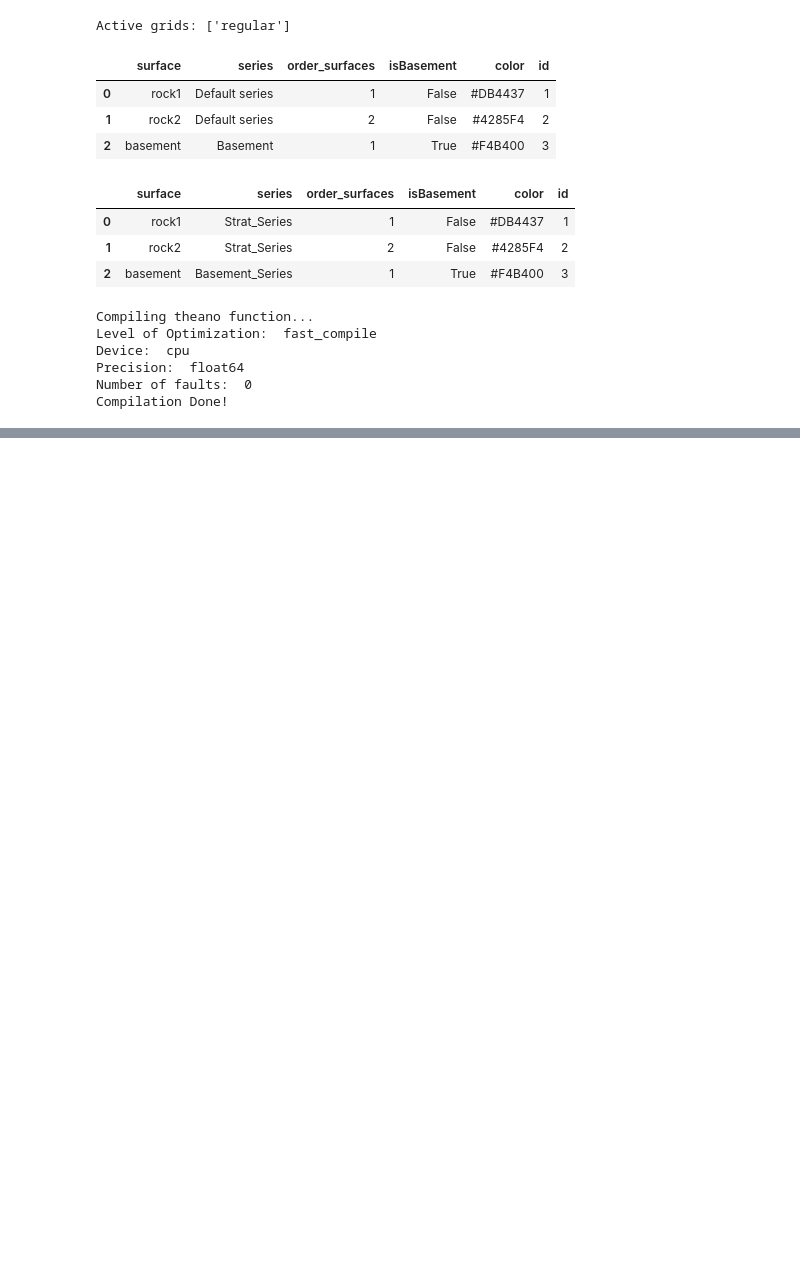
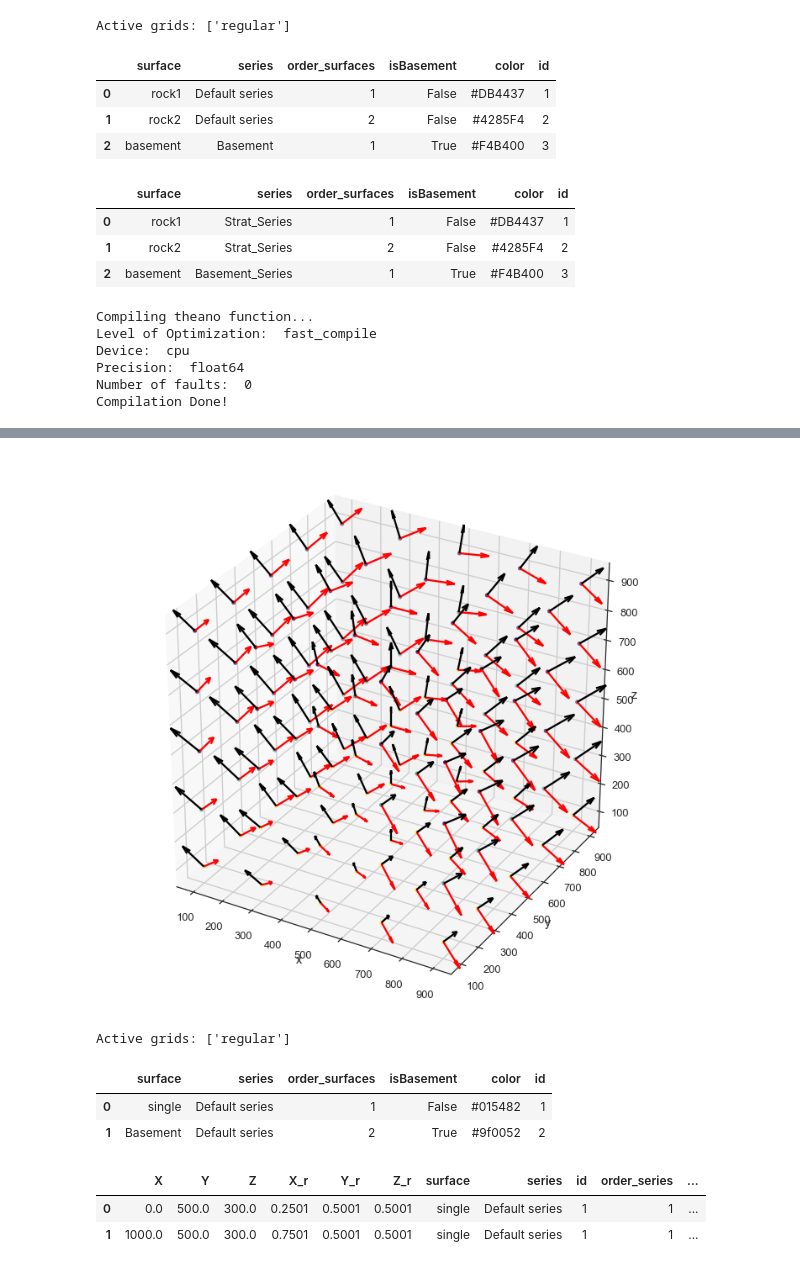
Before and after one commit to rubensdmp/gempy, a Jupyter notebook: notebooks/experimental/kriging_examples/Distances tests.ipynb, the cells around one changed output, grey strips where cells are left out. Cells and saved outputs as stored; diff of their text form; code cells hidden in the pictures; blank space fills up the shorter version.

Commit message:
- testing notebooks for alternative distance approaches

```diff
--- a/notebooks/experimental/kriging_examples/Distances tests.ipynb
+++ b/notebooks/experimental/kriging_examples/Distances tests.ipynb
@@ -214,0 +159,17 @@ ax.plot_surface(X, Y, gy)
+# %%
+# x axis rotation (around y axis)
+vectors = np.array([gx.reshape(int(res[0]**3)),gy.reshape(int(res[0]**3)),gz.reshape(int(res[0]**3))])
+vectors = np.swapaxes(vectors, 0, 1)
+
+rot_vectors_x = np.zeros(vectors.shape)
+
+for i in range(len(vectors)):
+    #print(vectors[i])
+    vec, axis, theta = (vectors[i]), [0,1,0], np.pi/2
+    M0 = M(axis, theta)
+    rot_vectors_x[i]=np.dot(M0,vec)
+
+#print(rot_vectors_x)
+gx_x = rot_vectors_x[:,0].reshape(res)
+gy_x = rot_vectors_x[:,1].reshape(res)
+gz_x = rot_vectors_x[:,2].reshape(res)
@@ -214,0 +198,40 @@ ax.plot_surface(X, Y, gy)
+# %%
+#%matplotlib notebook
+%matplotlib inline
+
+# This somehow works for the x direction, but more clear way wath propper vector rotation should be nicer
+fig = plt.figure(figsize=(12,12))
+ax = fig.gca(projection='3d')
+ax.scatter(sol.grid.regular_grid.values[:,0], sol.grid.regular_grid.values[:,1],sol.grid.regular_grid.values[:,2], c=sol.lith_block, cmap='viridis')
+
+# switch to naming convention, scale
+factor=500
+
+u=gx*factor
+v=gy*factor
+w=gz*factor
+
+u_x=gx_x*factor
+v_x=gy_x*factor
+w_x=gz_x*factor
+
+u_y=gx_y*factor
+v_y=gy_y*factor
+w_y=gz_y*factor
+
+ax.set_xlabel('x')
+ax.set_ylabel('y')
+ax.set_zlabel('z')
+
+# plot arrows
+# main(z)
+ax.quiver(X, Y, Z, u, v, w, color='black')
+# x direction
+ax.quiver(X, Y, Z, u_x, v_x, w_x, color='red')
+# y direction
+#ax.quiver(X, Y, Z, u_y, v_y, w_y, color='blue')
+
+plt.show()
+#ax.view_init(90,0)
+# %% [output]
+[figure, added]
@@ -214,0 +244,21 @@ ax.plot_surface(X, Y, gy)
+# %%
+# set resolution, extent and input data
+geo_data2 = gp.create_data([0,1000,0,1000,0,1000],resolution=[10,10,10])
+                        #path_o = os.pardir+"/data/input_data/jan_models/model2b_orientations.csv",
+                        #path_i = os.pardir+"/data/input_data/jan_models/model2b_surface_points.csv")
+# %% [output]
+Active grids: ['regular']
+# %%
+geo_data2.add_surfaces("single")
+geo_data2.add_surfaces("Basement")
+# %% [output]
+|  | surface | series | order_surfaces | isBasement | color | id |
+| 0 | single | Default series | 1 | False | #015482 | 1 |
+| 1 | Basement | Default series | 2 | True | #9f0052 | 2 |
+# %%
+geo_data2.add_surface_points(0, 500, 300, "single")
+geo_data2.add_surface_points(1000, 500, 300, "single")
+# %% [output]
+|  | X | Y | Z | X_r | Y_r | Z_r | surface | series | id | order_series | ... |
+| 0 | 0.0 | 500.0 | 300.0 | 0.2501 | 0.5001 | 0.5001 | single | Default series | 1 | 1 | ... |
+| 1 | 1000.0 | 500.0 | 300.0 | 0.7501 | 0.5001 | 0.5001 | single | Default series | 1 | 1 | ... |
```
Also changed, not shown: parts of 50 cells of this notebook, 10 other files.
